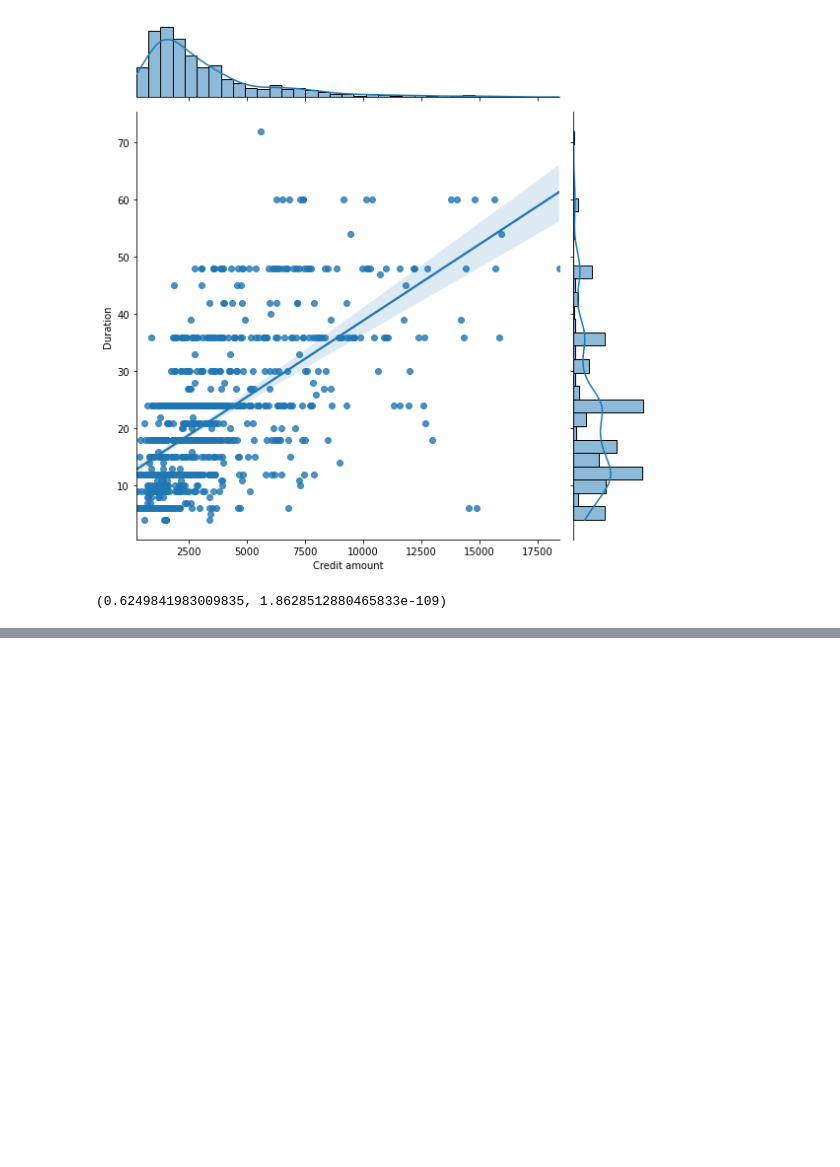
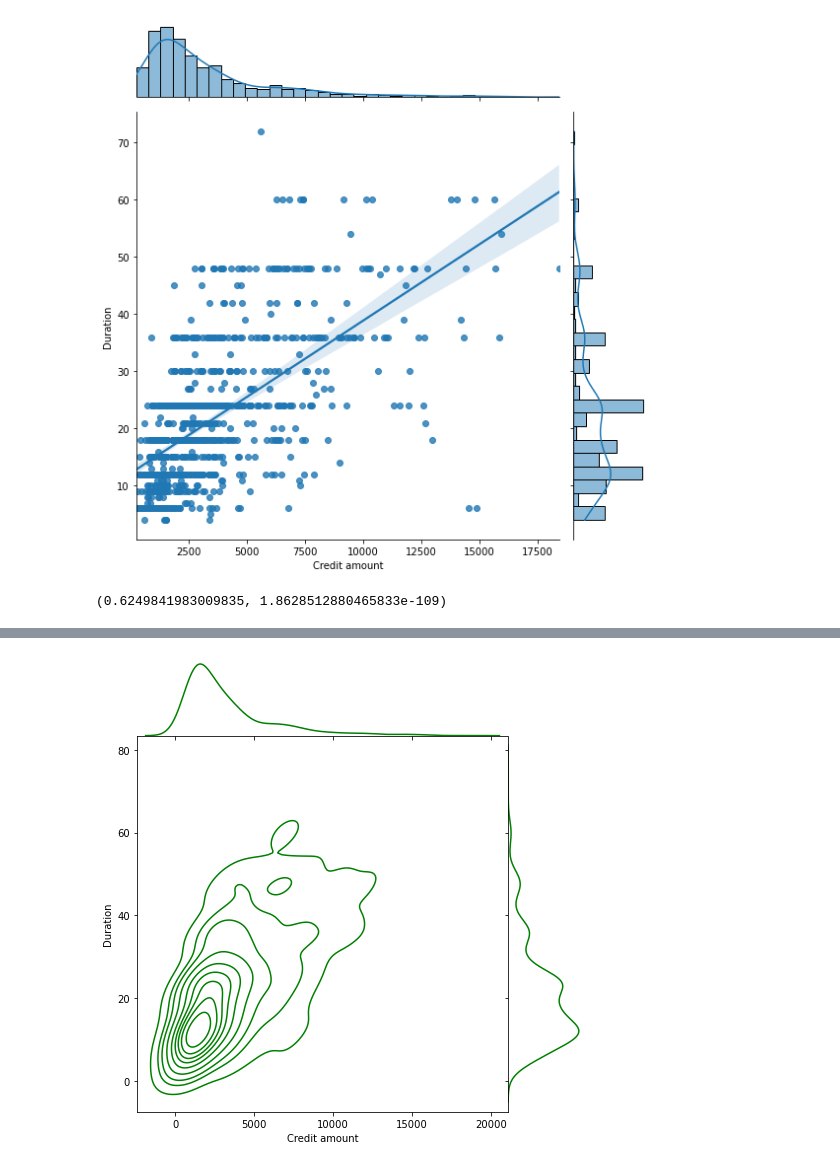
Before and after one commit to bor20/credit, a Jupyter notebook: credit.ipynb, the cells around one changed output, grey strips where cells are left out. Drawn from its saved outputs; the diff is of its cells as text; code cells hidden in the pictures; blank space fills up the shorter version.

```diff
--- a/credit.ipynb
+++ b/credit.ipynb
@@ -139,0 +156,5 @@ stats.pearsonr(data['Credit amount'],data['Duration'])
+# %%
+sns.jointplot("Credit amount","Duration", data=data, kind="kde", space=0, color="g",  height=7)
+plt.show()
+# %% [output]
+[figure, added]
```
Also changed, not shown: parts of 6 cells of this notebook.
